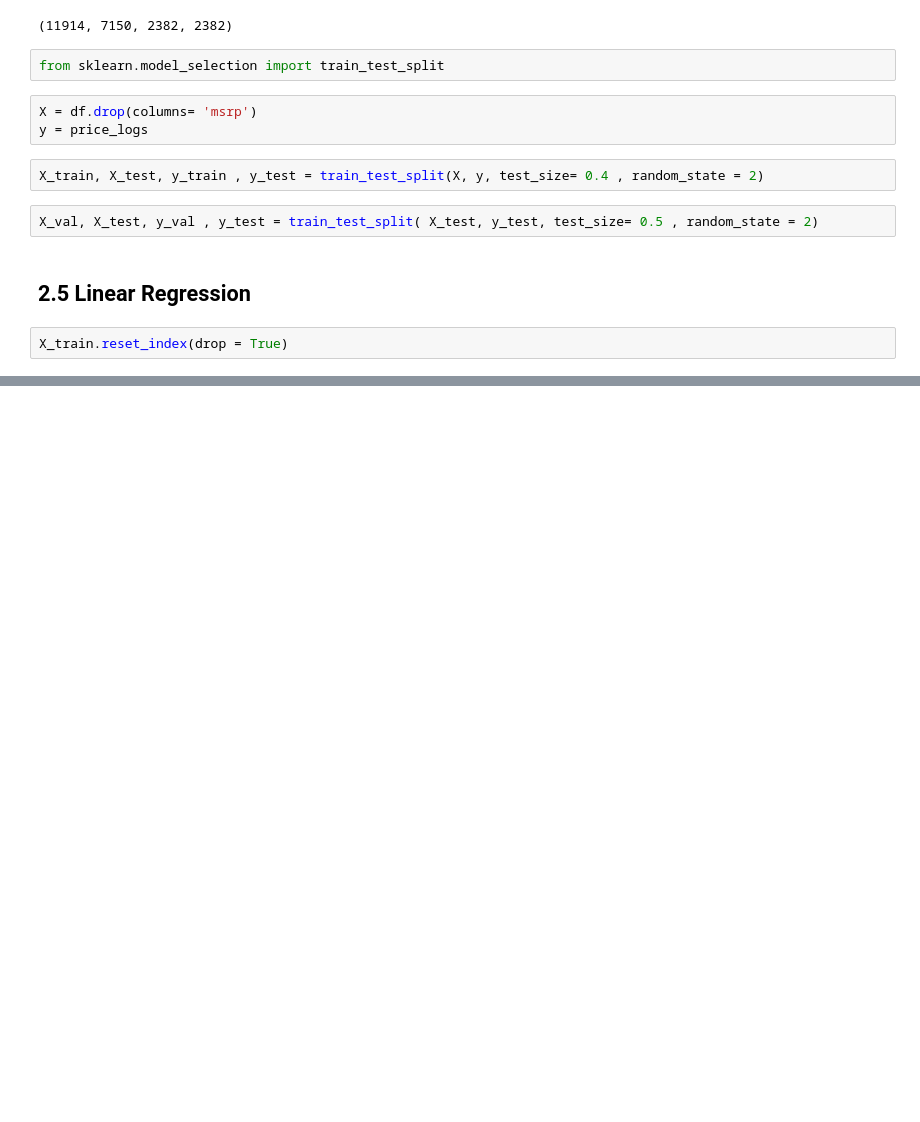
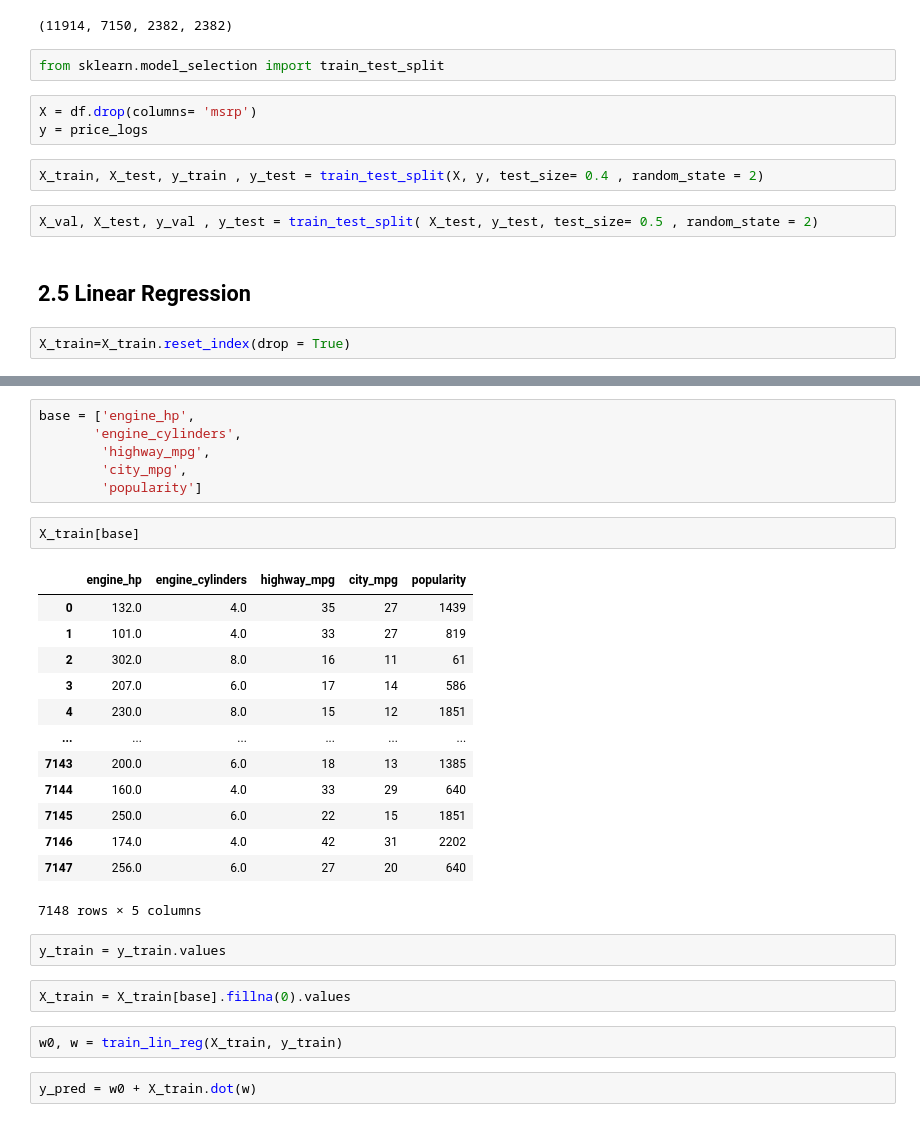
Before and after one commit to zinebk-anche/ml-zoomcamp-rep, a Jupyter notebook: 02_Regression/02_Car_price_prediction.ipynb, the cells around one changed output, grey strips where cells are left out. Drawn from its saved outputs; the diff is of its cells as text; blank space fills up the shorter version.

```diff
--- a/02_Regression/02_Car_price_prediction.ipynb
+++ b/02_Regression/02_Car_price_prediction.ipynb
@@ -206,4 +206,4 @@ X_val, X_test, y_val , y_test = train_test_split( X_test, y_test, test_size= 0.5
 # %% [markdown]
 ## 2.5 Linear Regression
 # %%
-X_train.reset_index(drop = True)
+X_train=X_train.reset_index(drop = True)
@@ -242,0 +455,30 @@ Name: 2613, dtype: object
+# %%
+base = ['engine_hp',
+       'engine_cylinders',
+        'highway_mpg',
+        'city_mpg',
+        'popularity']
+# %%
+X_train[base]
+# %% [output]
+|  | engine_hp | engine_cylinders | highway_mpg | city_mpg | popularity |
+| 0 | 132.0 | 4.0 | 35 | 27 | 1439 |
+| 1 | 101.0 | 4.0 | 33 | 27 | 819 |
+| 2 | 302.0 | 8.0 | 16 | 11 | 61 |
+| 3 | 207.0 | 6.0 | 17 | 14 | 586 |
+| 4 | 230.0 | 8.0 | 15 | 12 | 1851 |
+| ... | ... | ... | ... | ... | ... |
+| 7143 | 200.0 | 6.0 | 18 | 13 | 1385 |
+| 7144 | 160.0 | 4.0 | 33 | 29 | 640 |
+| 7145 | 250.0 | 6.0 | 22 | 15 | 1851 |
+| 7146 | 174.0 | 4.0 | 42 | 31 | 2202 |
+| 7147 | 256.0 | 6.0 | 27 | 20 | 640 |
+7148 rows × 5 columns
+# %%
+y_train = y_train.values
+# %%
+X_train = X_train[base].fillna(0).values
+# %%
+w0, w = train_lin_reg(X_train, y_train)
+# %%
+y_pred = w0 + X_train.dot(w)
```
Also changed, not shown: parts of 40 cells of this notebook.
